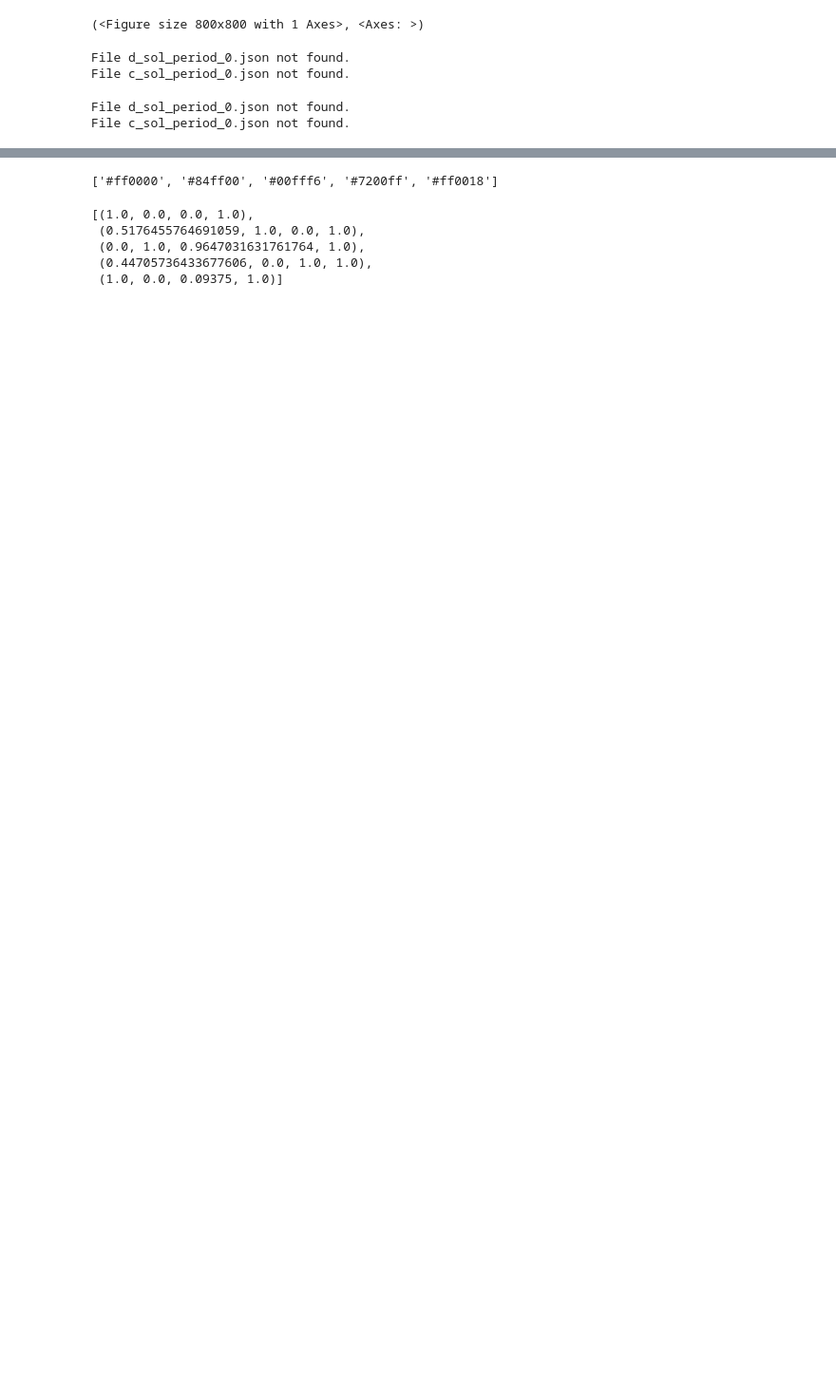
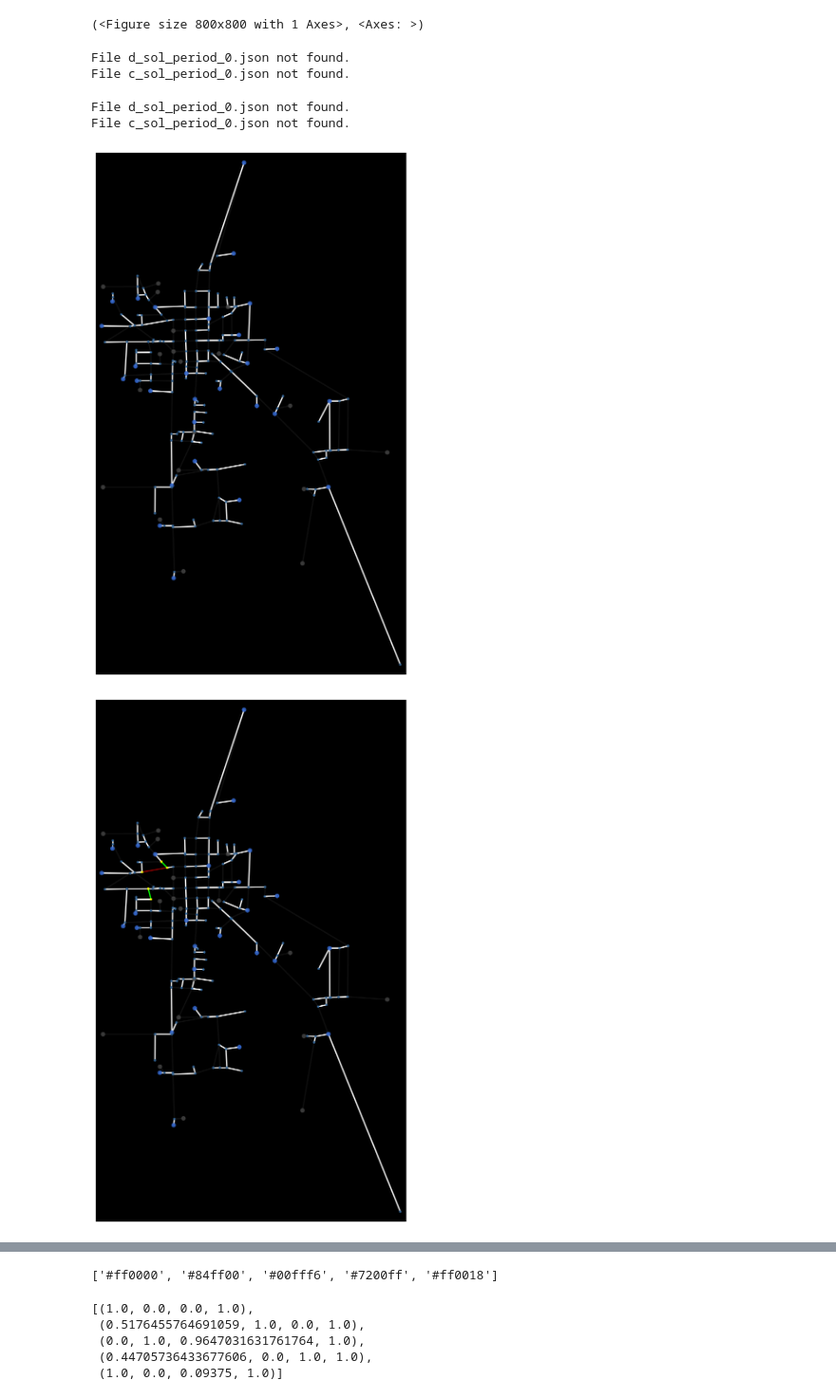
Before and after one commit to matt-banschbach/CMOR492-DWS, a Jupyter notebook: visualization/visual_sandbox.ipynb, the cells around one changed output, grey strips where cells are left out. Shown at 95% size. Drawn from its saved outputs; the diff is of its cells as text; code cells hidden in the pictures; blank space fills up the shorter version.

Commit message:
Added plotting network changes

```diff
--- a/visualization/visual_sandbox.ipynb
+++ b/visualization/visual_sandbox.ipynb
@@ -143,9 +140,16 @@ def load_decision_variables(periods):
 # %% [output]
 File d_sol_period_0.json not found.
 File c_sol_period_0.json not found.
+# %%
+periods = [0,1]
 # %%
 (x_sol, y_sol, z_sol, a_sol, el_sol, r_sol, q_sol, p_sol, d_sol, c_sol) = \
-    vis.load_decision_variables([0,1])
+    vis.load_decision_variables(periods)
 # %% [output]
 File d_sol_period_0.json not found.
 File c_sol_period_0.json not found.
+# %%
+vis.plot_network_changes(G, treatment_nodes, source_nodes, x_sol, y_sol, z_sol, periods)
+# %% [output]
+[figure, added]
+[figure, added]
```
Also changed, not shown: parts of 5 cells of this notebook, 2 other files.
